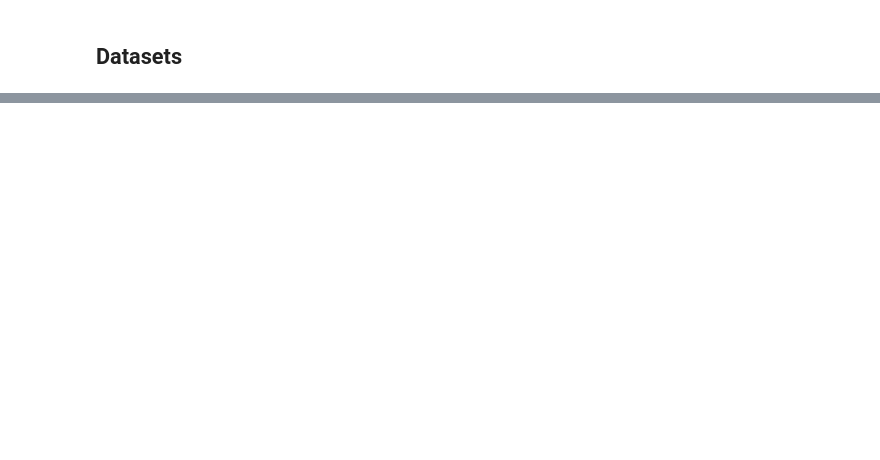
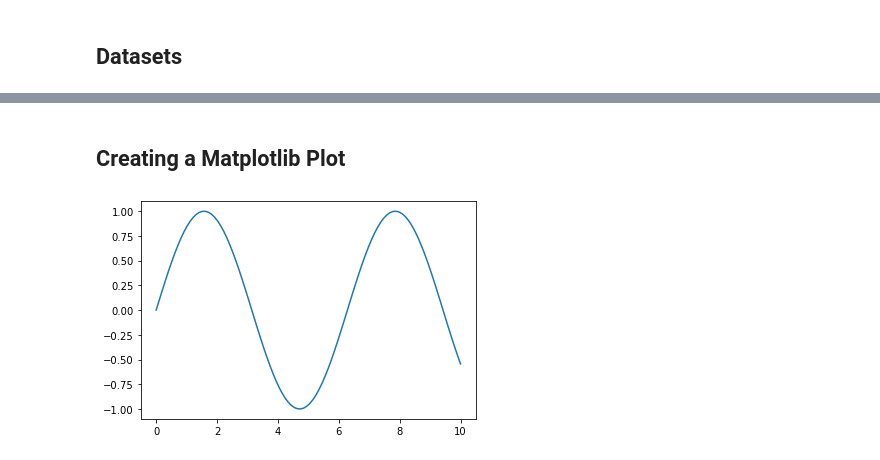
Before and after one commit to jonathanhild/notebooks, a Jupyter notebook: matplotlib.ipynb, the cells around one changed output, grey strips where cells are left out. Saved outputs shown, nothing was run; the diff lists cells and outputs as text; code cells hidden in the pictures; blank space fills up the shorter version.

Commit message:
restart notebook notes based on matplotlib cheat sheets

```diff
--- a/matplotlib.ipynb
+++ b/matplotlib.ipynb
@@ -212,11 +43,0 @@ heavy = fifa_weights[fifa_weights.between(200, 500)].count()
-# %%
-weights = [light, light_medium, medium, medium_heavy, heavy]
-labels = ['Under 125', '125-150', '150-175', '175-200', 'Over 200']
-explode = (0.4, 0.1, 0, 0, 0.4)
-
-plt.figure(figsize=(4, 4), dpi=150)
-plt.style.use('seaborn')
-plt.title('Weight Distribution of FIFA Players (in LBS)')
-plt.pie(weights, labels=labels, autopct='%.1f %%', pctdistance=0.8, explode=explode)
-
-plt.show()
@@ -227,11 +43,0 @@ plt.show()
-# %%
-barcelona = fifa.loc[fifa['Club'] == 'FC Barcelona', 'Overall']
-madrid = fifa.loc[fifa['Club'] == 'Real Madrid', 'Overall']
-pdx_timbers = fifa.loc[fifa['Club'] == 'Portland Timbers', 'Overall']
-
-plt.figure(figsize=(8, 5), dpi=150)
-plt.style.use('default')
-plt.title('Team Overall Rating Distribution')
-plt.boxplot([barcelona, madrid, pdx_timbers], labels=['FC Barcelona', 'Real Madrid', 'Portland Timbers'])
-
-plt.show()
@@ -269,0 +75,8 @@ NameError: name 'sec_colors' is not defined
+# %% [markdown]
+## Creating a Matplotlib Plot
+# %%
+fig, ax = plt.subplots()
+ax.plot(np.linspace(0, 10, 100), np.sin(np.linspace(0, 10, 100)))
+plt.show()
+# %% [output]
+[figure, added]
```
Also changed, not shown: parts of 56 cells of this notebook, 4 other files.
